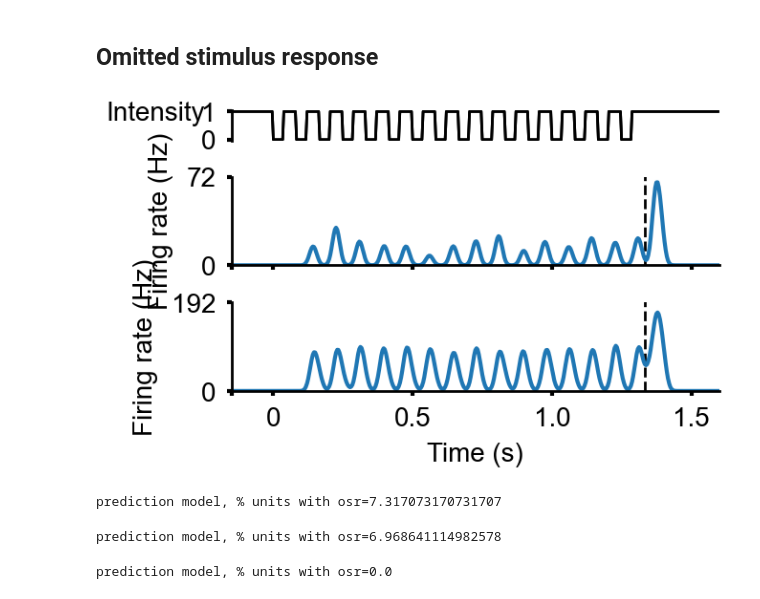
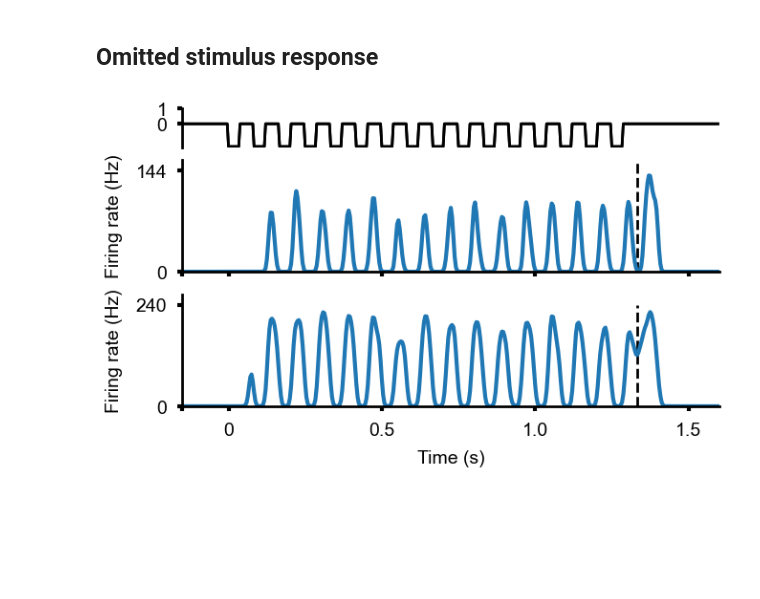
Before and after one commit to webstorms/RetinalModel, a Jupyter notebook: notebooks/Fig 5 - Latency and omission code.ipynb, the cells around one changed output. Drawn from its saved outputs; the diff is of its cells as text; code cells hidden in the pictures; blank space fills up the shorter version.

```diff
--- a/notebooks/Fig 5 - Latency and omission code.ipynb
+++ b/notebooks/Fig 5 - Latency and omission code.ipynb
@@ -154,5 +155,5 @@ plot_frame(noise_frame.test_dataset.noise_frame[0], ax)
 # %% [markdown]
 ## Omitted stimulus response
 # %%
-ors_query = analysis.OSRQuery(root, start_ms=150, duration_ms=1300, end_ms=300)
+ors_query_12hz = analysis.OSRQuery(root, start_ms=150, duration_ms=1300, end_ms=300, hz=12)
 # %%
@@ -197,14 +218,16 @@ def plot_osr(ors_query, intesity_ax, max_r, idx, firing_ax):
 # %%
+#Plot 12Hz OSR
 fig = plt.figure(constrained_layout=True, figsize=(1.3*5, 1.3*3))
 spec = gridspec.GridSpec(nrows=3, ncols=1, height_ratios=[0.35, 1, 1], hspace=0.1, figure=fig)
 intesity_ax = fig.add_subplot(spec[0])
 firing1_ax = fig.add_subplot(spec[1])
 firing2_ax = fig.add_subplot(spec[2])
 
-plot_osr(ors_query, intesity_ax, 0.3, 21, firing1_ax)
+d=44-15+9+1-7
+plot_osr(ors_query_12hz, intesity_ax, 0.6, 21, d, firing1_ax)
 firing1_ax.set_xlabel(None)
 firing1_ax.set_xticklabels([])
-plot_osr(ors_query, intesity_ax, 0.8, ors_query.OSR_idx[7], firing2_ax)
-plt.savefig(f"{root}/figures/fig5/osr.svg", format="svg", transparent=False, bbox_inches="tight")
+plot_osr(ors_query_12hz, intesity_ax, 1, 349, d, firing2_ax)
+plt.savefig(f"{root}/figures/supp/12hz_new.svg", format="svg", transparent=False, bbox_inches="tight")
 # %% [output]
-[figure, old version]
+[figure, new version]
@@ -215,12 +233,0 @@ osr_query_set_encoding = analysis.OSRQuerySet(root, pred_offset=0, ablate_recurr
-# %%
-print(f"prediction model, % units with osr={(len(osr_query_set.ors_idx)/287)*100}")
-# %% [output]
-prediction model, % units with osr=7.317073170731707
-# %%
-print(f"prediction model, % units with osr={(len(osr_query_set_no_rec.ors_idx)/287)*100}")
-# %% [output]
-prediction model, % units with osr=6.968641114982578
-# %%
-print(f"prediction model, % units with osr={(len(osr_query_set_encoding.ors_idx)/287)*100}")
-# %% [output]
-prediction model, % units with osr=0.0
```
Also changed, not shown: parts of 6 cells of this notebook.
